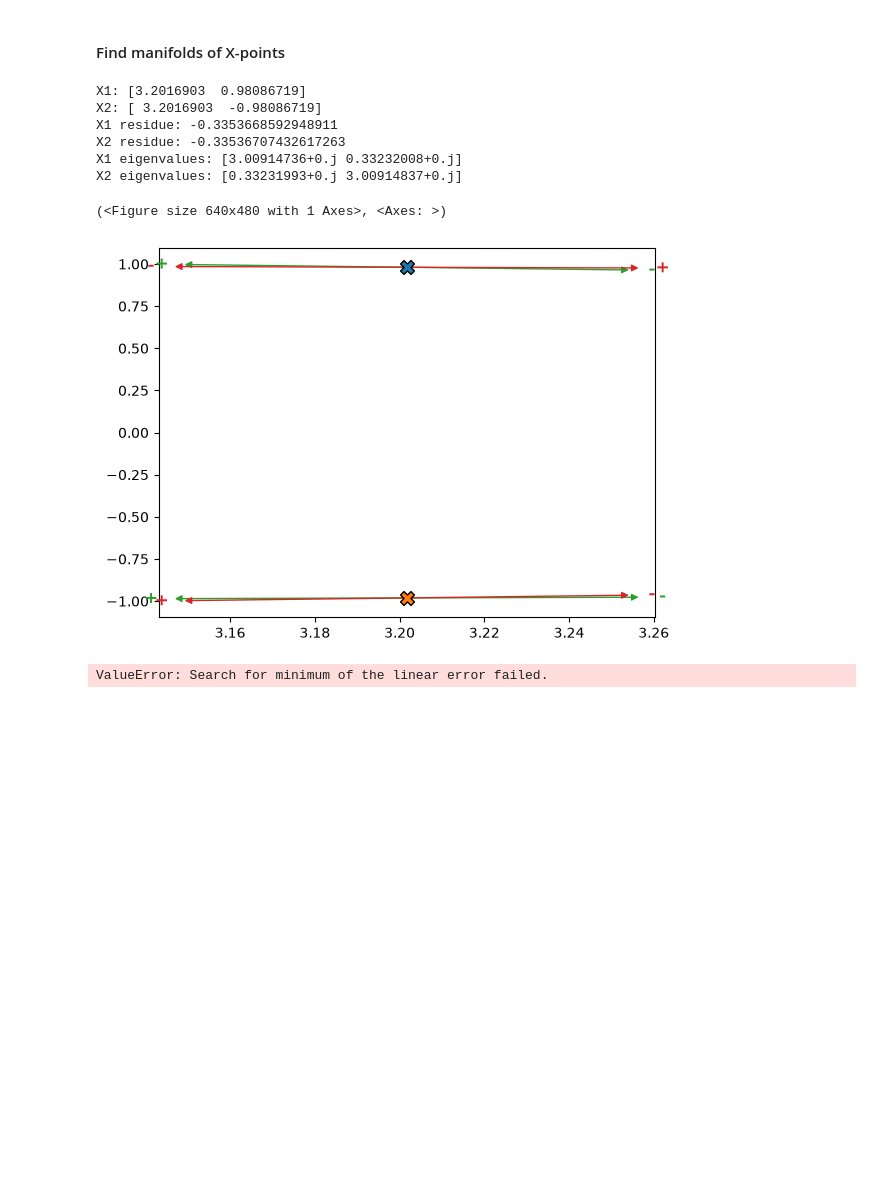
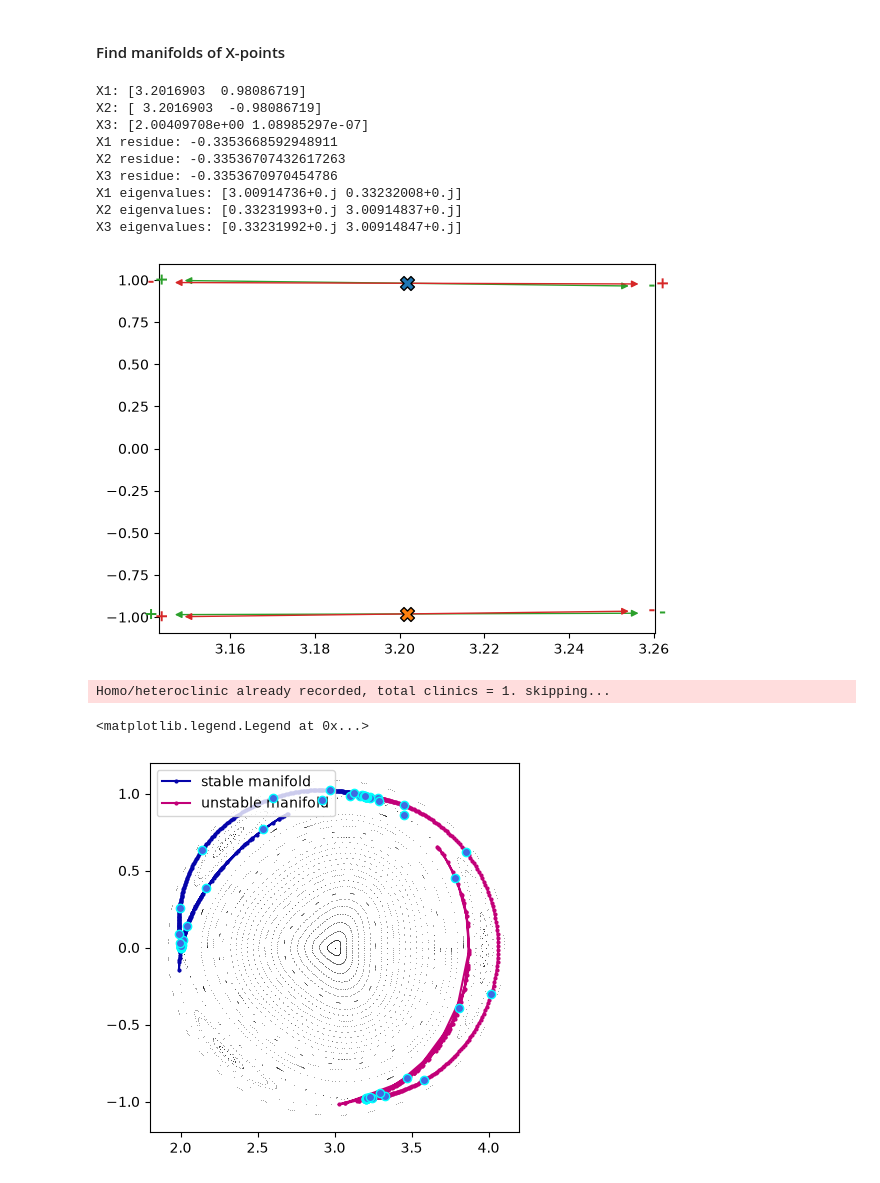
Before and after one commit to mireiaraventos/SdS, a Jupyter notebook: local/pyoculus_examples/island_fp.ipynb, the cells around one changed output. Cells and saved outputs as stored; diff of their text form; code cells hidden in the pictures; blank space fills up the shorter version.

Commit message:
Finding the manifolds

```diff
--- a/local/pyoculus_examples/island_fp.ipynb
+++ b/local/pyoculus_examples/island_fp.ipynb
@@ -150,36 +156,61 @@ fp_x2._m = m
 # %%
 print("X1:", fp_x1.coords[0])
 print("X2:", fp_x2.coords[0])
+print("X3:", fp_x3.coords[0])
 
 print("X1 residue:", fp_x1.GreenesResidue)
 print("X2 residue:", fp_x2.GreenesResidue)
+print("X3 residue:", fp_x3.GreenesResidue)
 
 print("X1 eigenvalues:", fp_x1.eigenvalues)
 print("X2 eigenvalues:", fp_x2.eigenvalues)
+print("X3 eigenvalues:", fp_x3.eigenvalues)
 
 Manifold.show_directions(fp_x1, fp_x2)
+plt.show()
 # %% [output]
 X1: [3.2016903  0.98086719]
 X2: [ 3.2016903  -0.98086719]
+X3: [2.00409708e+00 1.08985297e-07]
 X1 residue: -0.3353668592948911
 X2 residue: -0.33536707432617263
+X3 residue: -0.3353670970454786
 X1 eigenvalues: [3.00914736+0.j 0.33232008+0.j]
 X2 eigenvalues: [0.33231993+0.j 3.00914837+0.j]
+X3 eigenvalues: [0.33231992+0.j 3.00914847+0.j]
-(<Figure size 640x480 with 1 Axes>, <Axes: >)
 [figure]
-# %%
-manifold = Manifold(
-    mymap,
-    fp_x1,
-    fp_x2,
-    "-",
-    "-",
-    True
-)
-
-manifold.compute(
-    nint_s=8,
-    nint_u=8
-)
-# %% [output]
-ValueError: Search for minimum of the linear error failed.
+# %%
+manifold1 = Manifold(mymap, fp_x1)#, fp_x2, "+", "-", True)
+manifold2 = Manifold(mymap, fp_x2)
+manifold3 = Manifold(mymap, fp_x3)
+
+# Convert numerically real eigenvectors to real dtype
+manifold1.vector_s = np.real_if_close(manifold1.vector_s)
+manifold1.vector_u = np.real_if_close(manifold1.vector_u)
+manifold2.vector_s = np.real_if_close(manifold2.vector_s)
+manifold2.vector_u = np.real_if_close(manifold2.vector_u)
+manifold3.vector_s = np.real_if_close(manifold3.vector_s)
+manifold3.vector_u = np.real_if_close(manifold3.vector_u)
+# %%
+manifold1.compute(eps_s=1e-3, eps_u=1e-3, nint_s=20, nint_u=20)
+manifold1.find_clinic_single(guess_eps_s=1e-3, guess_eps_u=1e-3)
+# manifold2.compute(eps_s=1e-3, eps_u=1e-3, nint_s=17, nint_u=20)
+# manifold2.find_clinic_single(guess_eps_s=1e-3, guess_eps_u=1e-3)
+
+fig, ax = pplot.plot(
+    marker=".",
+    s=0.5,
+    xlim=[1.8, 4.2],
+    ylim=[-1.2, 1.2]
+)
+
+manifold1.plot("both", ax=ax)
+manifold1.plot_clinics(ax=ax)
+# manifold2.plot("both", ax=ax)
+# manifold2.plot_clinics(ax=ax)
+ax.scatter(fp_x1.coords[0][0], fp_x1.coords[0][1], marker='o')
+ax.legend(loc="upper left")
+# %% [output]
+Homo/heteroclinic already recorded, total clinics = 1. skipping...
+<matplotlib.legend.Legend at 0x...>
+[figure, added]
```
Also changed, not shown: parts of 6 cells of this notebook, 1 other file.
